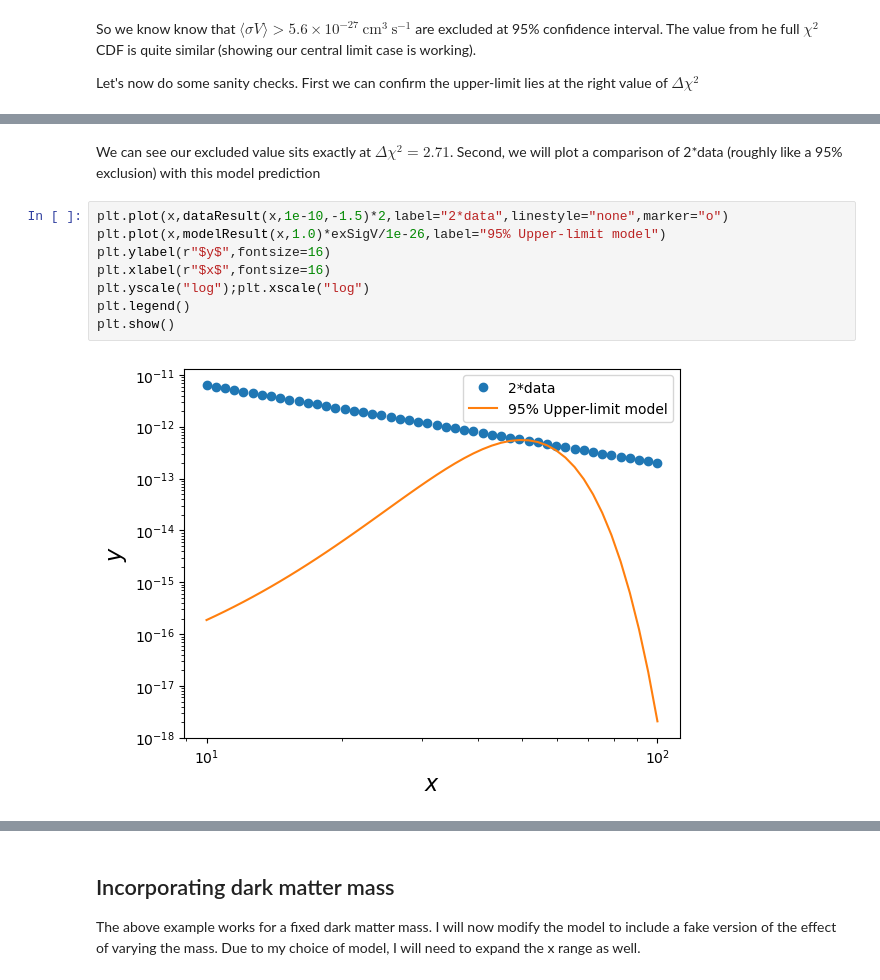
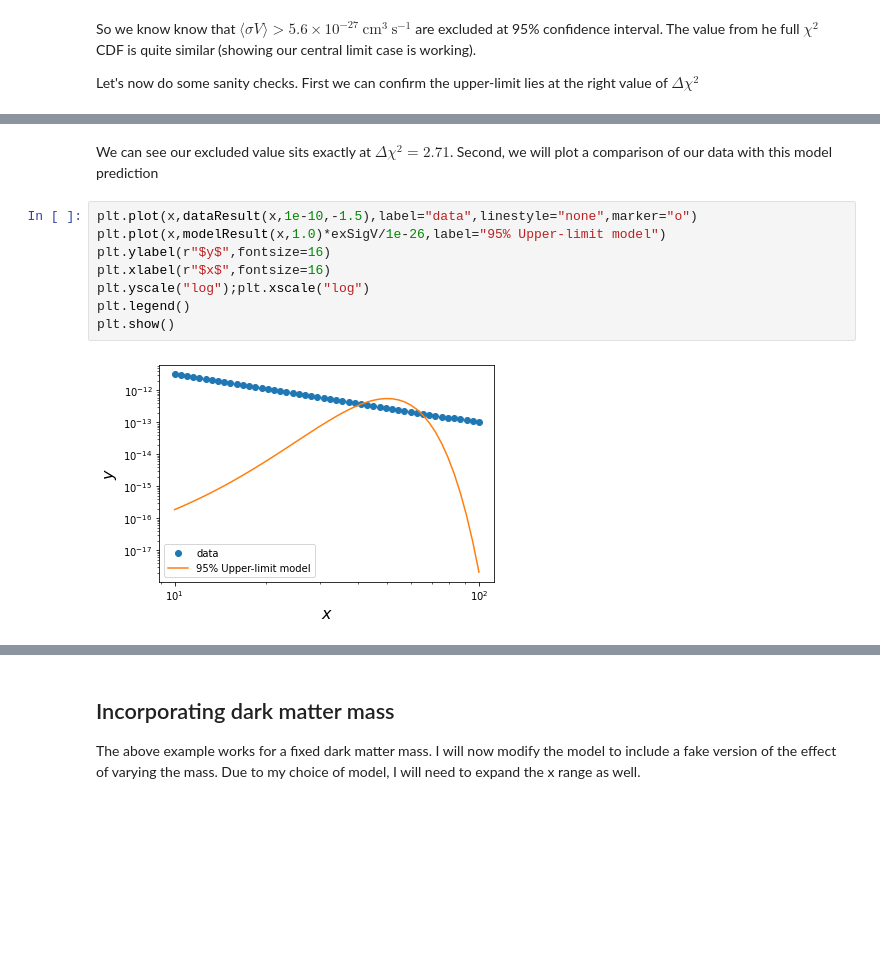
Before and after one commit to Hyperthetical/student_guides, a Jupyter notebook: guide_to_chi_squared.ipynb, the cells around one changed output, grey strips where cells are left out. Saved outputs shown, nothing was run; the diff lists cells and outputs as text; blank space fills up the shorter version.

```diff
--- a/guide_to_chi_squared.ipynb
+++ b/guide_to_chi_squared.ipynb
@@ -193,13 +200,13 @@ plt.show()
 # %% [markdown]
 
-We can see our excluded value sits exactly at $\Delta\chi^2 = 2.71$. Second, we will plot a comparison of 2*data (roughly like a 95\% exclusion) with this model prediction
+We can see our excluded value sits exactly at $\Delta\chi^2 = 2.71$. Second, we will plot a comparison of our data with this model prediction
 # %%
-plt.plot(x,dataResult(x,1e-10,-1.5)*2,label="2*data",linestyle="none",marker="o")
+plt.plot(x,dataResult(x,1e-10,-1.5),label="data",linestyle="none",marker="o")
 plt.plot(x,modelResult(x,1.0)*exSigV/1e-26,label="95% Upper-limit model")
 plt.ylabel(r"$y$",fontsize=16)
 plt.xlabel(r"$x$",fontsize=16)
 plt.yscale("log");plt.xscale("log")
 plt.legend()
 plt.show()
 # %% [output]
-[figure, old version]
+[figure, new version]
```
Also changed, not shown: parts of 13 cells of this notebook.
